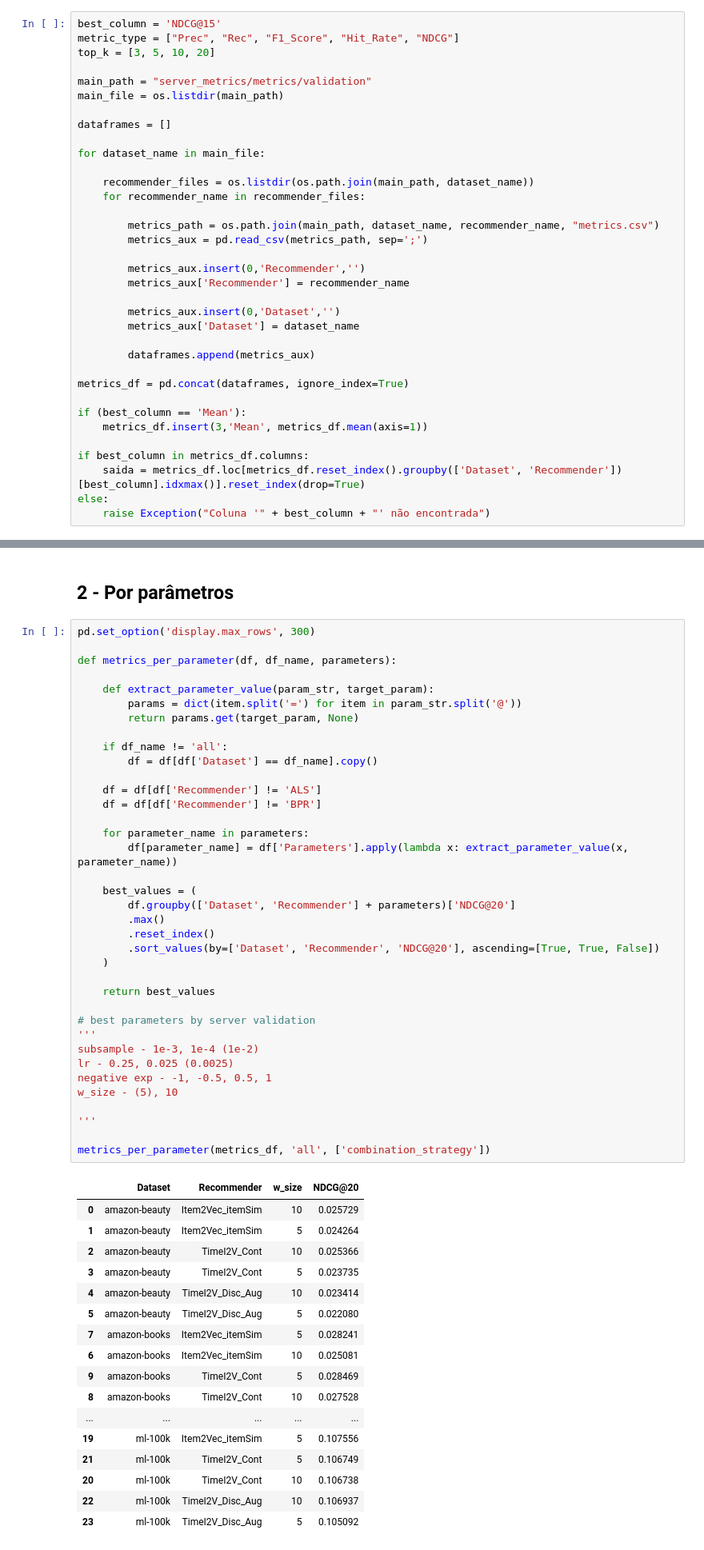
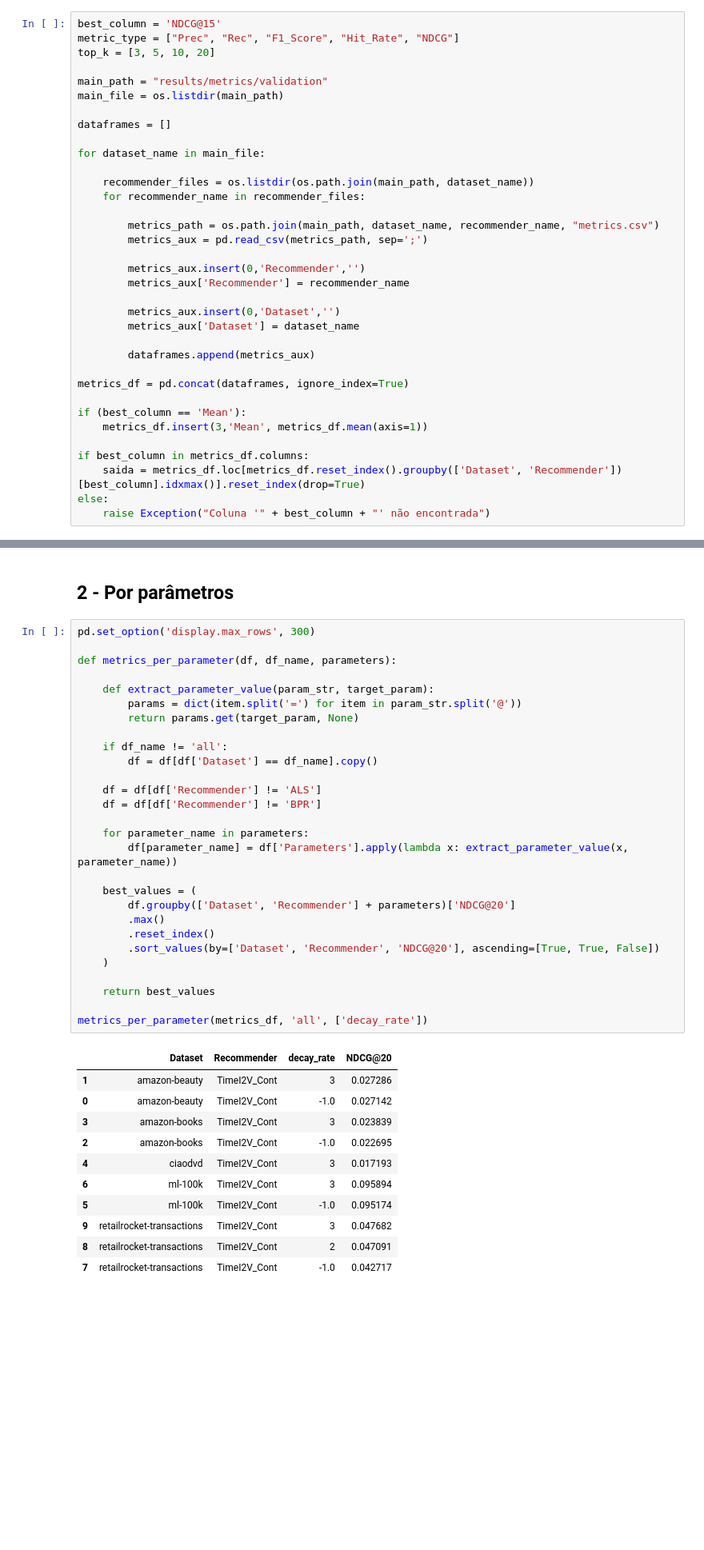
Before and after one commit to UFSCar-LaSID/tai2vec, a Jupyter notebook: Graficos_Bracis.ipynb, the cells around one changed output, grey strips where cells are left out. Shown: that part at 80% size. Saved outputs shown, nothing was run; the diff lists cells and outputs as text; blank space fills up the shorter version.

```diff
--- a/Graficos_Bracis.ipynb
+++ b/Graficos_Bracis.ipynb
@@ -32,7 +32,7 @@ best_column = 'NDCG@15'
 metric_type = ["Prec", "Rec", "F1_Score", "Hit_Rate", "NDCG"]
 top_k = [3, 5, 10, 20]
 
-main_path = "server_metrics/metrics/validation"
+main_path = "results/metrics/validation"
 main_file = os.listdir(main_path)
 
 dataframes = []
@@ -95,58 +95,43 @@ display(saida)
 # %%
 pd.set_option('display.max_rows', 300)
 
 def metrics_per_parameter(df, df_name, parameters):
 
     def extract_parameter_value(param_str, target_param):
         params = dict(item.split('=') for item in param_str.split('@'))
         return params.get(target_param, None)
 
     if df_name != 'all':
         df = df[df['Dataset'] == df_name].copy()
 
     df = df[df['Recommender'] != 'ALS']
     df = df[df['Recommender'] != 'BPR']
 
     for parameter_name in parameters:
         df[parameter_name] = df['Parameters'].apply(lambda x: extract_parameter_value(x, parameter_name))
 
     best_values = (
         df.groupby(['Dataset', 'Recommender'] + parameters)['NDCG@20']
         .max()
         .reset_index()
         .sort_values(by=['Dataset', 'Recommender', 'NDCG@20'], ascending=[True, True, False])
     )
 
     return best_values
 
-# best parameters by server validation
-'''
-subsample - 1e-3, 1e-4 (1e-2)
-lr - 0.25, 0.025 (0.0025)
-negative exp - -1, -0.5, 0.5, 1
-w_size - (5), 10
-
-'''
-
-metrics_per_parameter(metrics_df, 'all', ['combination_strategy'])
+metrics_per_parameter(metrics_df, 'all', ['decay_rate'])
 # %% [output]
-|  | Dataset | Recommender | w_size | NDCG@20 |
-| 0 | amazon-beauty | Item2Vec_itemSim | 10 | 0.025729 |
-| 1 | amazon-beauty | Item2Vec_itemSim | 5 | 0.024264 |
-| 2 | amazon-beauty | TimeI2V_Cont | 10 | 0.025366 |
-| 3 | amazon-beauty | TimeI2V_Cont | 5 | 0.023735 |
-| 4 | amazon-beauty | TimeI2V_Disc_Aug | 10 | 0.023414 |
-| 5 | amazon-beauty | TimeI2V_Disc_Aug | 5 | 0.022080 |
-| 7 | amazon-books | Item2Vec_itemSim | 5 | 0.028241 |
-| 6 | amazon-books | Item2Vec_itemSim | 10 | 0.025081 |
-| 9 | amazon-books | TimeI2V_Cont | 5 | 0.028469 |
-| 8 | amazon-books | TimeI2V_Cont | 10 | 0.027528 |
-| ... | ... | ... | ... | ... |
-| 19 | ml-100k | Item2Vec_itemSim | 5 | 0.107556 |
-| 21 | ml-100k | TimeI2V_Cont | 5 | 0.106749 |
-| 20 | ml-100k | TimeI2V_Cont | 10 | 0.106738 |
-| 22 | ml-100k | TimeI2V_Disc_Aug | 10 | 0.106937 |
-| 23 | ml-100k | TimeI2V_Disc_Aug | 5 | 0.105092 |
+|  | Dataset | Recommender | decay_rate | NDCG@20 |
+| 1 | amazon-beauty | TimeI2V_Cont | 3 | 0.027286 |
+| 0 | amazon-beauty | TimeI2V_Cont | -1.0 | 0.027142 |
+| 3 | amazon-books | TimeI2V_Cont | 3 | 0.023839 |
+| 2 | amazon-books | TimeI2V_Cont | -1.0 | 0.022695 |
+| 4 | ciaodvd | TimeI2V_Cont | 3 | 0.017193 |
+| 6 | ml-100k | TimeI2V_Cont | 3 | 0.095894 |
+| 5 | ml-100k | TimeI2V_Cont | -1.0 | 0.095174 |
+| 9 | retailrocket-transactions | TimeI2V_Cont | 3 | 0.047682 |
+| 8 | retailrocket-transactions | TimeI2V_Cont | 2 | 0.047091 |
+| 7 | retailrocket-transactions | TimeI2V_Cont | -1.0 | 0.042717 |
 # %% [markdown]
 # Geração de gráficos
 # %%
```
Also changed, not shown: parts of 2 cells of this notebook, 8 other files.
